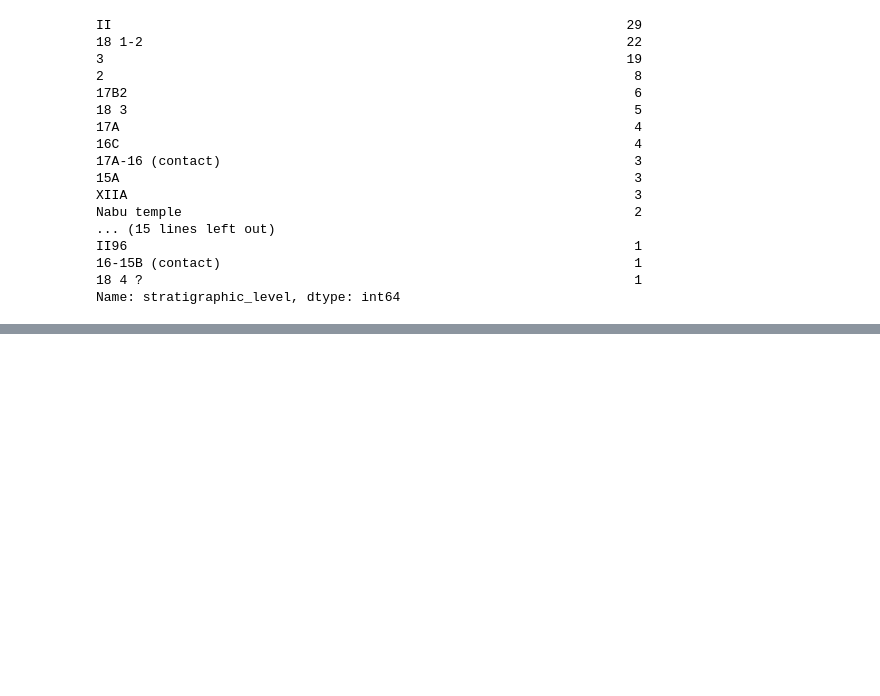
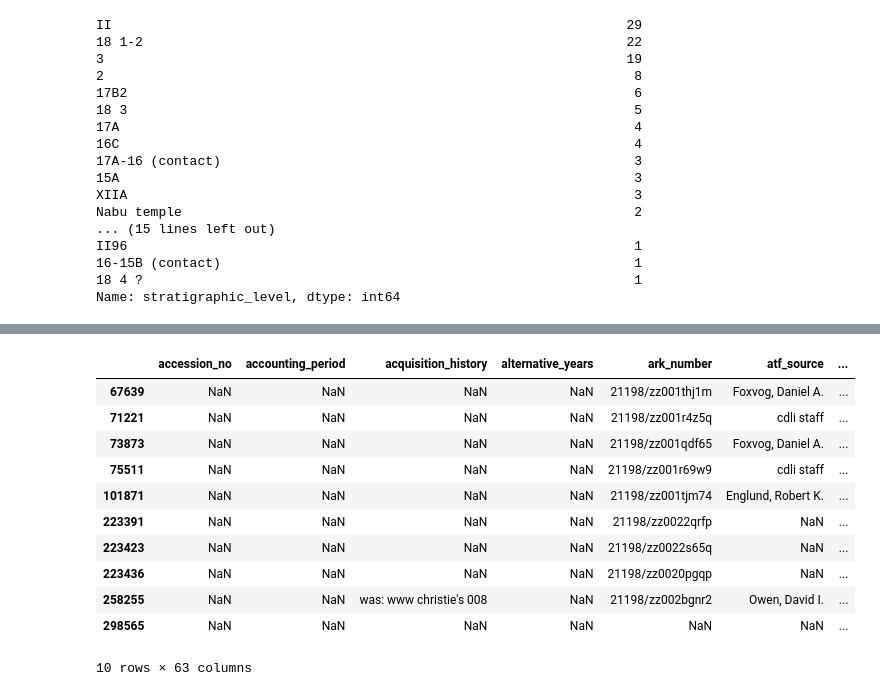
Before and after one commit to Random-Wanderer/Data_analysis_projects, a Jupyter notebook: Cuneiform.ipynb, the cells around one changed output, grey strips where cells are left out. Drawn from its saved outputs; the diff is of its cells as text; code cells hidden in the pictures; blank space fills up the shorter version.

```diff
--- a/Cuneiform.ipynb
+++ b/Cuneiform.ipynb
@@ -214,0 +327,17 @@ Name: stratigraphic_level, dtype: int64
+# %%
+# Metal
+metal = catalogue[catalogue['material'] == 'metal']
+metal
+# %% [output]
+|  | accession_no | accounting_period | acquisition_history | alternative_years | ark_number | atf_source | ... |
+| 67639 | NaN | NaN | NaN | NaN | 21198/zz001thj1m | Foxvog, Daniel A. | ... |
+| 71221 | NaN | NaN | NaN | NaN | 21198/zz001r4z5q | cdli staff | ... |
+| 73873 | NaN | NaN | NaN | NaN | 21198/zz001qdf65 | Foxvog, Daniel A. | ... |
+| 75511 | NaN | NaN | NaN | NaN | 21198/zz001r69w9 | cdli staff | ... |
+| 101871 | NaN | NaN | NaN | NaN | 21198/zz001tjm74 | Englund, Robert K. | ... |
+| 223391 | NaN | NaN | NaN | NaN | 21198/zz0022qrfp | NaN | ... |
+| 223423 | NaN | NaN | NaN | NaN | 21198/zz0022s65q | NaN | ... |
+| 223436 | NaN | NaN | NaN | NaN | 21198/zz0020pgqp | NaN | ... |
+| 258255 | NaN | NaN | was: www christie's 008 | NaN | 21198/zz002bgnr2 | Owen, David I. | ... |
+| 298565 | NaN | NaN | NaN | NaN | NaN | NaN | ... |
+10 rows × 63 columns
```
Also changed, not shown: parts of 7 cells of this notebook.
